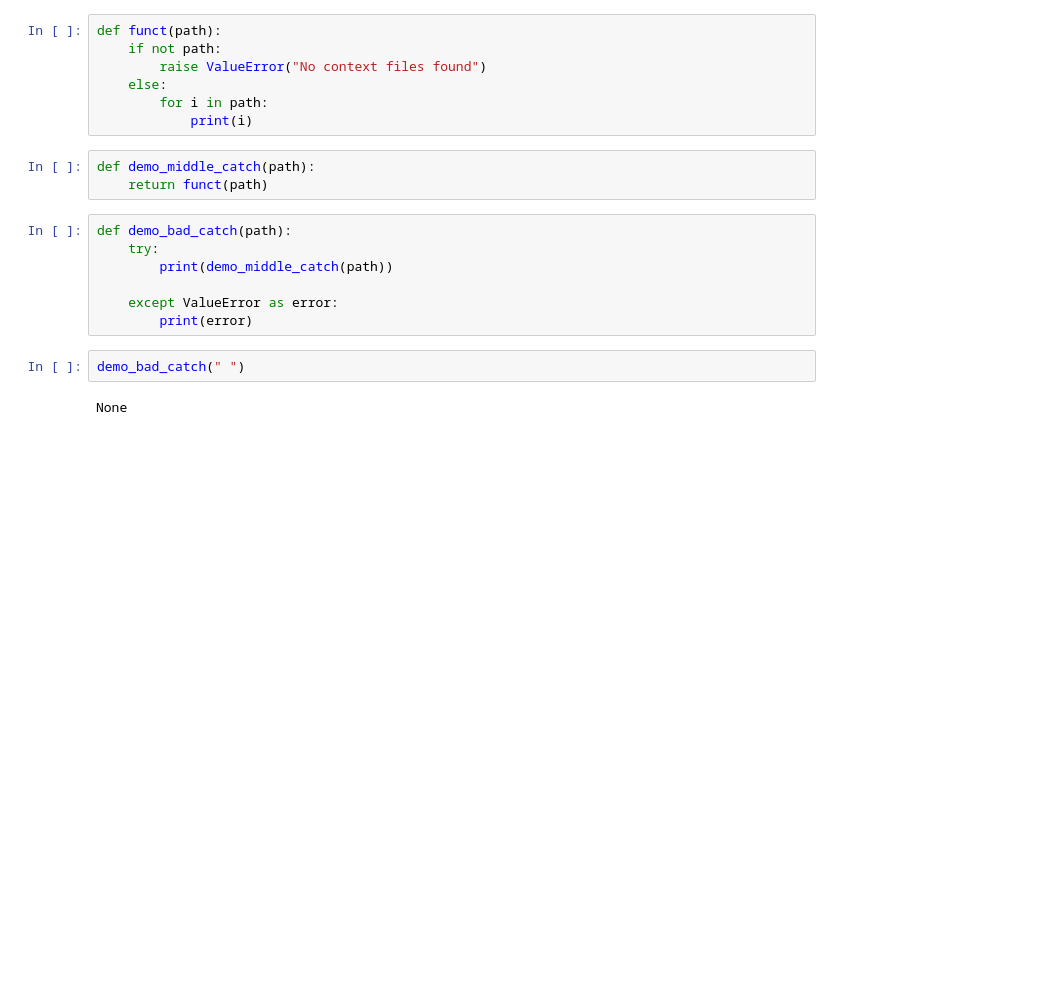
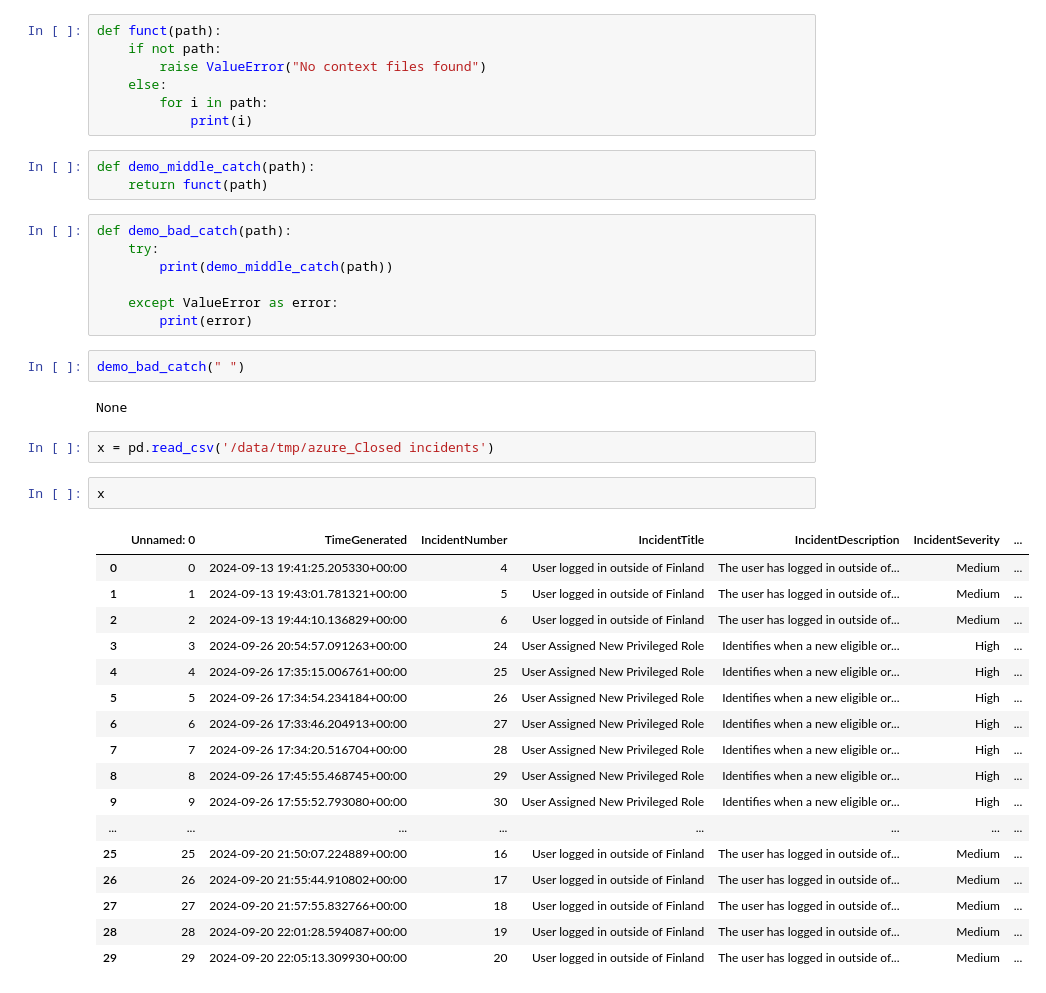
Before and after one commit to jkuhno/ragis, a Jupyter notebook: code/Untitled.ipynb, the cells around one changed output. Drawn from its saved outputs; the diff is of its cells as text; blank space fills up the shorter version.

```diff
--- a/code/Untitled.ipynb
+++ b/code/Untitled.ipynb
@@ -399,3 +399,25 @@ def demo_bad_catch(path):
 demo_bad_catch(" ")
 # %% [output]
 None
+# %%
+x = pd.read_csv('/data/tmp/azure_Closed incidents')
+# %%
+x
+# %% [output]
+|  | Unnamed: 0 | TimeGenerated | IncidentNumber | IncidentTitle | IncidentDescription | IncidentSeverity | ... |
+| 0 | 0 | 2024-09-13 19:41:25.205330+00:00 | 4 | User logged in outside of Finland | The user has logged in outside of... | Medium | ... |
+| 1 | 1 | 2024-09-13 19:43:01.781321+00:00 | 5 | User logged in outside of Finland | The user has logged in outside of... | Medium | ... |
+| 2 | 2 | 2024-09-13 19:44:10.136829+00:00 | 6 | User logged in outside of Finland | The user has logged in outside of... | Medium | ... |
+| 3 | 3 | 2024-09-26 20:54:57.091263+00:00 | 24 | User Assigned New Privileged Role | Identifies when a new eligible or... | High | ... |
+| 4 | 4 | 2024-09-26 17:35:15.006761+00:00 | 25 | User Assigned New Privileged Role | Identifies when a new eligible or... | High | ... |
+| 5 | 5 | 2024-09-26 17:34:54.234184+00:00 | 26 | User Assigned New Privileged Role | Identifies when a new eligible or... | High | ... |
+| 6 | 6 | 2024-09-26 17:33:46.204913+00:00 | 27 | User Assigned New Privileged Role | Identifies when a new eligible or... | High | ... |
+| 7 | 7 | 2024-09-26 17:34:20.516704+00:00 | 28 | User Assigned New Privileged Role | Identifies when a new eligible or... | High | ... |
+| 8 | 8 | 2024-09-26 17:45:55.468745+00:00 | 29 | User Assigned New Privileged Role | Identifies when a new eligible or... | High | ... |
+| 9 | 9 | 2024-09-26 17:55:52.793080+00:00 | 30 | User Assigned New Privileged Role | Identifies when a new eligible or... | High | ... |
+| ... | ... | ... | ... | ... | ... | ... | ... |
+| 25 | 25 | 2024-09-20 21:50:07.224889+00:00 | 16 | User logged in outside of Finland | The user has logged in outside of... | Medium | ... |
+| 26 | 26 | 2024-09-20 21:55:44.910802+00:00 | 17 | User logged in outside of Finland | The user has logged in outside of... | Medium | ... |
+| 27 | 27 | 2024-09-20 21:57:55.832766+00:00 | 18 | User logged in outside of Finland | The user has logged in outside of... | Medium | ... |
+| 28 | 28 | 2024-09-20 22:01:28.594087+00:00 | 19 | User logged in outside of Finland | The user has logged in outside of... | Medium | ... |
+| 29 | 29 | 2024-09-20 22:05:13.309930+00:00 | 20 | User logged in outside of Finland | The user has logged in outside of... | Medium | ... |
```
Also changed, not shown: 2 other files.
